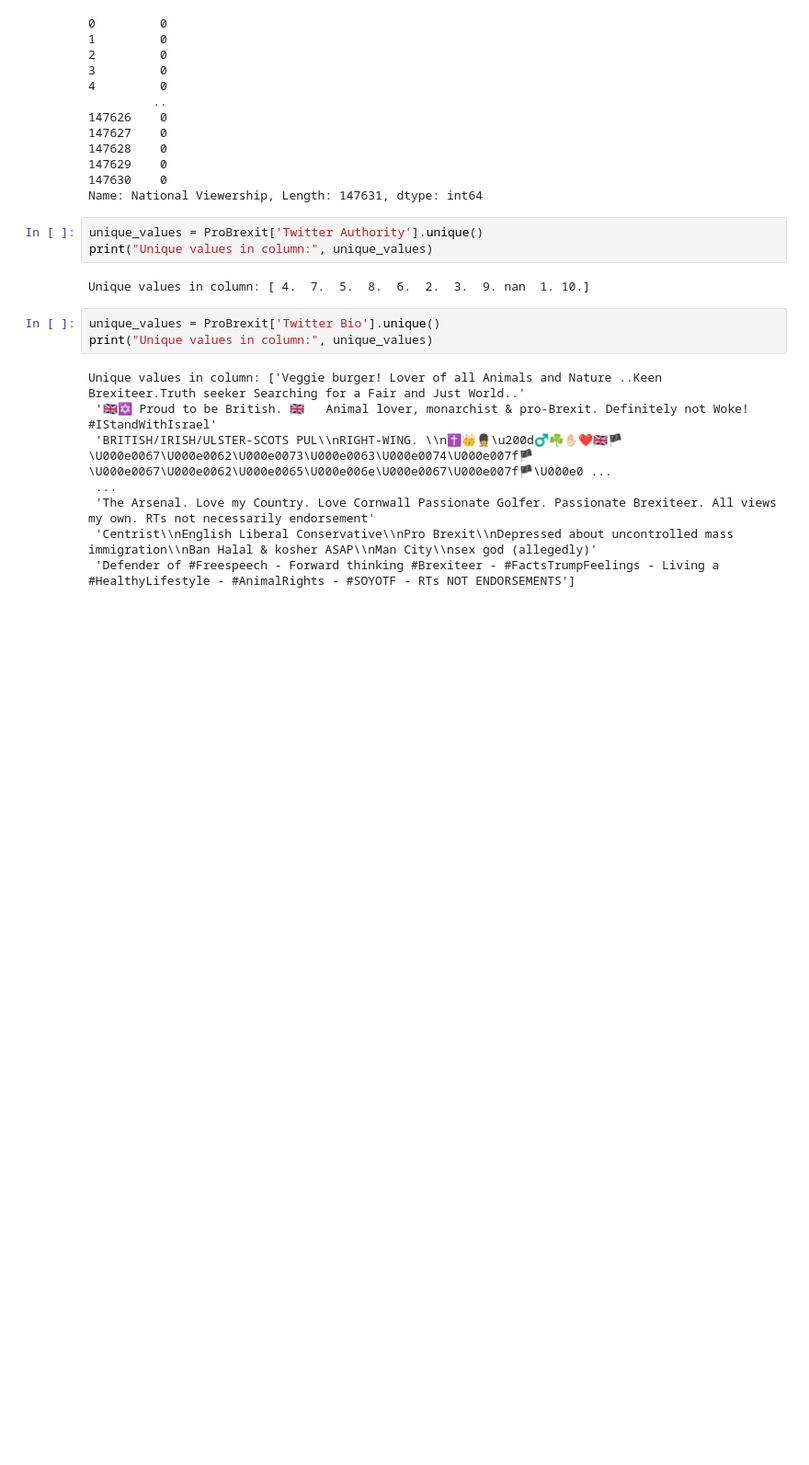
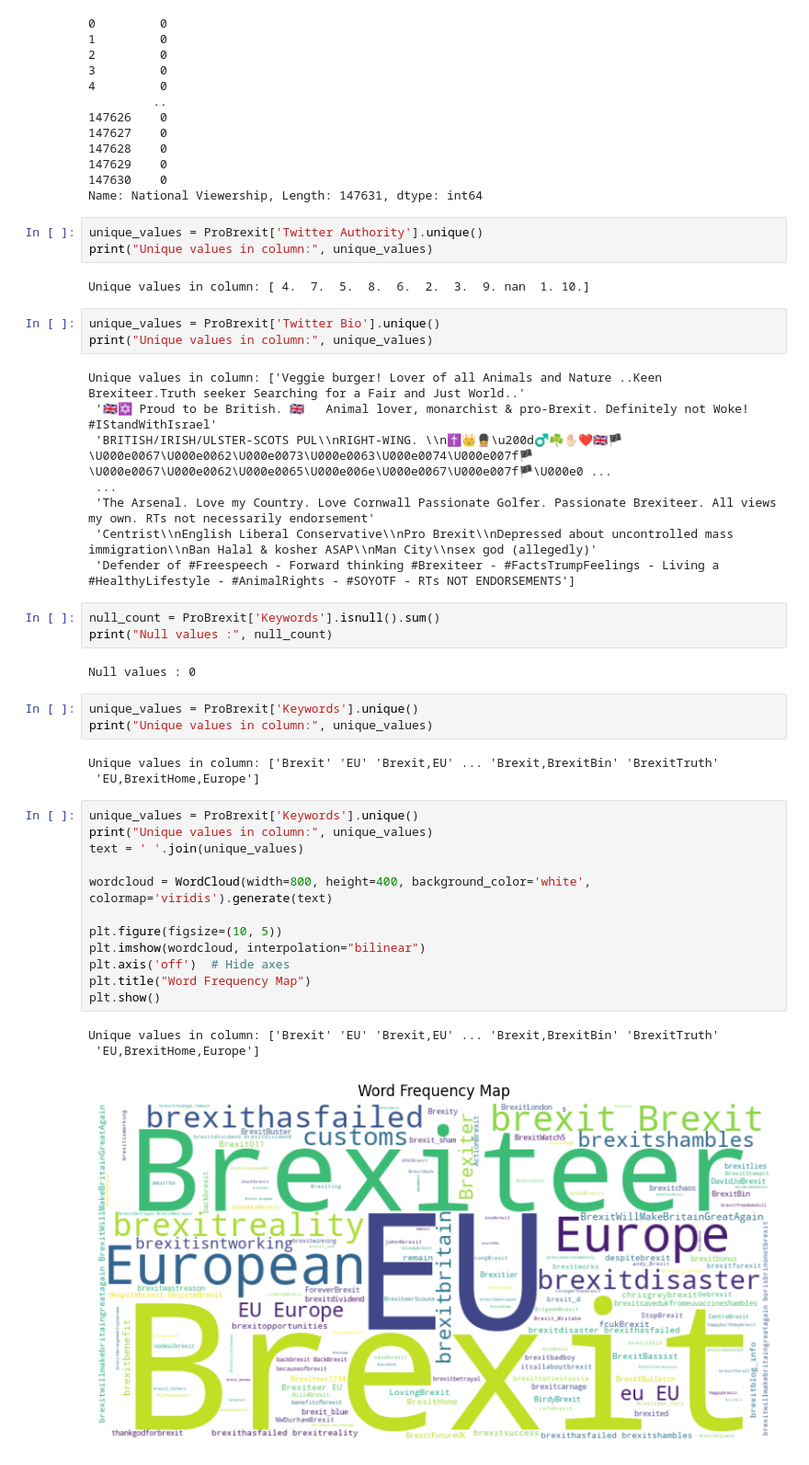
Before and after one commit to samratabduljalil/EDA-of-Pro-and-Anti-brexit-Tweet, a Jupyter notebook: EDA-of-Pro-and-Anti-brexit-Tweets.ipynb, the cells around one changed output. Shown at 92% size. Drawn from its saved outputs; the diff is of its cells as text; blank space fills up the shorter version.

Commit message:
keyword frecuency map added

```diff
--- a/EDA-of-Pro-and-Anti-brexit-Tweets.ipynb
+++ b/EDA-of-Pro-and-Anti-brexit-Tweets.ipynb
@@ -255,3 +255,30 @@ Unique values in column: ['Veggie burger! Lover of all Animals and Nature ..Keen
  'The Arsenal. Love my Country. Love Cornwall Passionate Golfer. Passionate Brexiteer. All views my own. RTs not necessarily endorsement'
  'Centrist\\nEnglish Liberal Conservative\\nPro Brexit\\nDepressed about uncontrolled mass immigration\\nBan Halal & kosher ASAP\\nMan City\\nsex god (allegedly)'
  'Defender of #Freespeech - Forward thinking #Brexiteer - #FactsTrumpFeelings - Living a #HealthyLifestyle - #AnimalRights - #SOYOTF - RTs NOT ENDORSEMENTS']
+# %%
+null_count = ProBrexit['Keywords'].isnull().sum()
+print("Null values :", null_count)
+# %% [output]
+Null values : 0
+# %%
+unique_values = ProBrexit['Keywords'].unique()
+print("Unique values in column:", unique_values)
+# %% [output]
+Unique values in column: ['Brexit' 'EU' 'Brexit,EU' ... 'Brexit,BrexitBin' 'BrexitTruth'
+ 'EU,BrexitHome,Europe']
+# %%
+unique_values = ProBrexit['Keywords'].unique()
+print("Unique values in column:", unique_values)
+text = ' '.join(unique_values)
+
+wordcloud = WordCloud(width=800, height=400, background_color='white', colormap='viridis').generate(text)
+
+plt.figure(figsize=(10, 5))
+plt.imshow(wordcloud, interpolation="bilinear")
+plt.axis('off')  # Hide axes
+plt.title("Word Frequency Map")
+plt.show()
+# %% [output]
+Unique values in column: ['Brexit' 'EU' 'Brexit,EU' ... 'Brexit,BrexitBin' 'BrexitTruth'
+ 'EU,BrexitHome,Europe']
+[figure, added]
```
Also changed, not shown: parts of 2 cells of this notebook.
